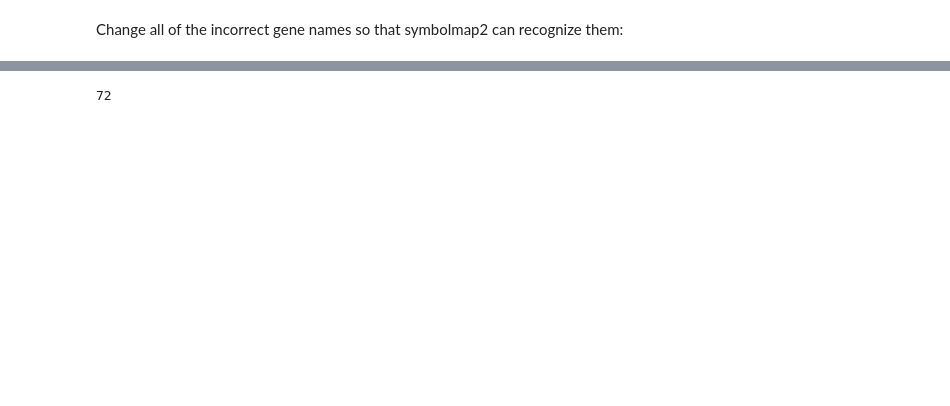
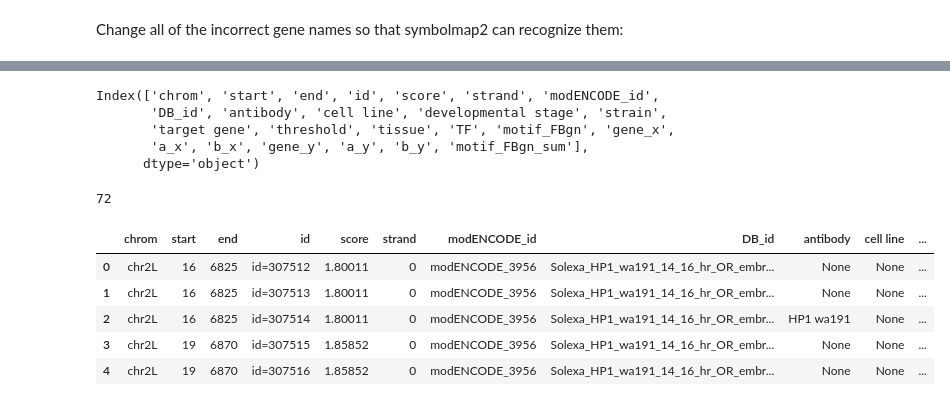
Before and after one commit to jfear/s2rnai, a Jupyter notebook: notebook/develop/2017-09-07_chipseq_from_csv.ipynb, the cells around one changed output, grey strips where cells are left out. Saved outputs shown, nothing was run; the diff lists cells and outputs as text; code cells hidden in the pictures; blank space fills up the shorter version.

```diff
--- a/notebook/develop/2017-09-07_chipseq_from_csv.ipynb
+++ b/notebook/develop/2017-09-07_chipseq_from_csv.ipynb
@@ -289,11 +248,19 @@ eGFP
 merge2 = addfbgn_copy.merge(symbolmap2, left_on='TF', right_on='a', how='left').merge(symbolmap2, left_on='TF', right_on='b', how='left')
 # %%
 merge2.fillna('')
-merge2['motif_FBgn_sum']= merge2.motif_FBgn.combine_first(merge2.gene).combine_first(merge2.gene_y)
+merge2['motif_FBgn_sum']= merge2.TF_FBgn.combine_first(merge2.gene_x).combine_first(merge2.gene_y)
+# %%
+merge2.columns
+# %% [output]
+Index(['chrom', 'start', 'end', 'id', 'score', 'strand', 'modENCODE_id',
+       'DB_id', 'antibody', 'cell line', 'developmental stage', 'strain',
+       'target gene', 'threshold', 'tissue', 'TF', 'motif_FBgn', 'gene_x',
+       'a_x', 'b_x', 'gene_y', 'a_y', 'b_y', 'motif_FBgn_sum'],
+      dtype='object')
 # %%
-almost = merge2[['DB_id', 'score', 'chrom', 'start', 'end', 'strand', 'modENCODE_id',
-       'gene_x', 'antibody', 'cell line', 'developmental stage', 'strain',
-       'target gene', 'tissue', 'TF', 'motif_FBgn_sum']]
+almost = merge2[['chrom', 'start', 'end', 'id', 'score', 'strand', 'modENCODE_id',
+       'DB_id', 'antibody', 'cell line', 'developmental stage', 'strain',
+       'target gene', 'threshold', 'tissue', 'TF', 'motif_FBgn_sum']]
 # %%
 len(almost.motif_FBgn_sum.unique())
 # %% [output]
@@ -303 +269,10 @@ almost = almost.rename(columns={'gene_x': 'peak_location_fbgn'})
 almost = almost.rename(columns={'motif_FBgn_sum': 'TF_fbgn'})
+# %%
+almost.head()
+# %% [output]
+|  | chrom | start | end | id | score | strand | modENCODE_id | DB_id | antibody | cell line | ... |
+| 0 | chr2L | 16 | 6825 | id=307512 | 1.80011 | 0 | modENCODE_3956 | Solexa_HP1_wa191_14_16_hr_OR_embr... | None | None | ... |
+| 1 | chr2L | 16 | 6825 | id=307513 | 1.80011 | 0 | modENCODE_3956 | Solexa_HP1_wa191_14_16_hr_OR_embr... | None | None | ... |
+| 2 | chr2L | 16 | 6825 | id=307514 | 1.80011 | 0 | modENCODE_3956 | Solexa_HP1_wa191_14_16_hr_OR_embr... | HP1 wa191 | None | ... |
+| 3 | chr2L | 19 | 6870 | id=307515 | 1.85852 | 0 | modENCODE_3956 | Solexa_HP1_wa191_14_16_hr_OR_embr... | None | None | ... |
+| 4 | chr2L | 19 | 6870 | id=307516 | 1.85852 | 0 | modENCODE_3956 | Solexa_HP1_wa191_14_16_hr_OR_embr... | None | None | ... |
```
Also changed, not shown: parts of 54 cells of this notebook.
